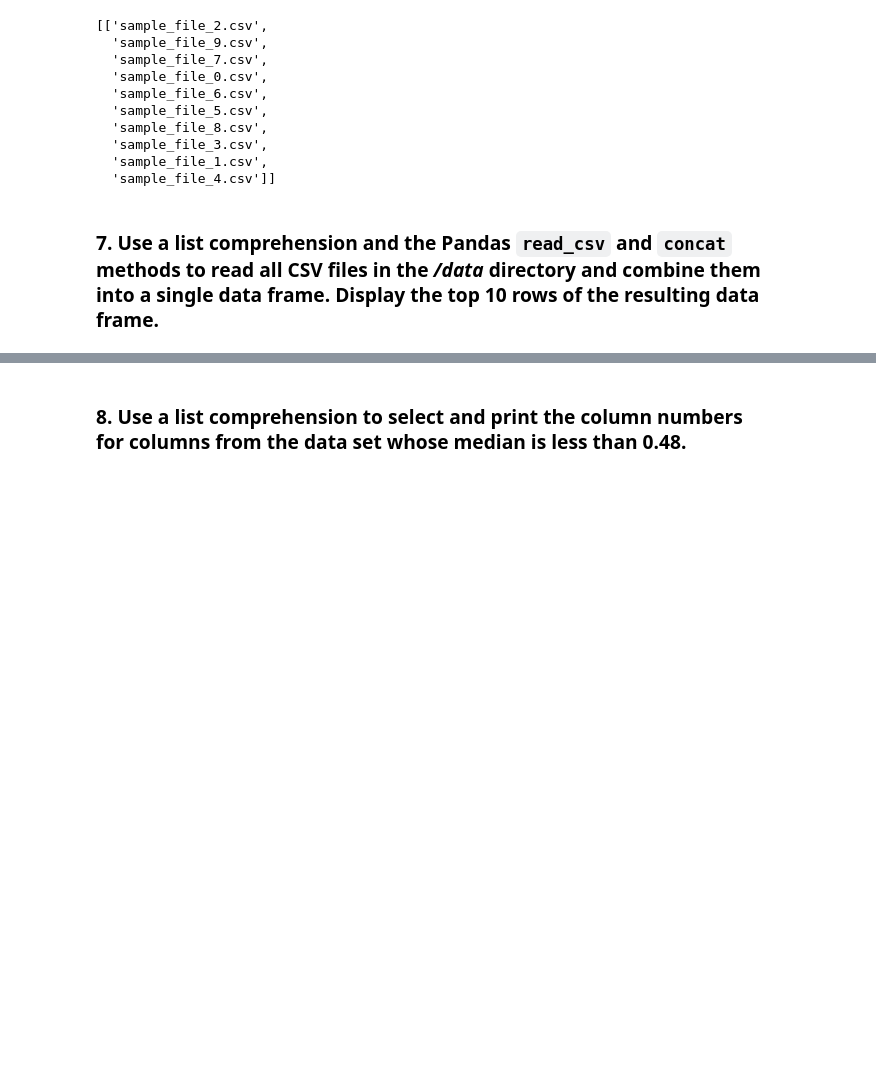
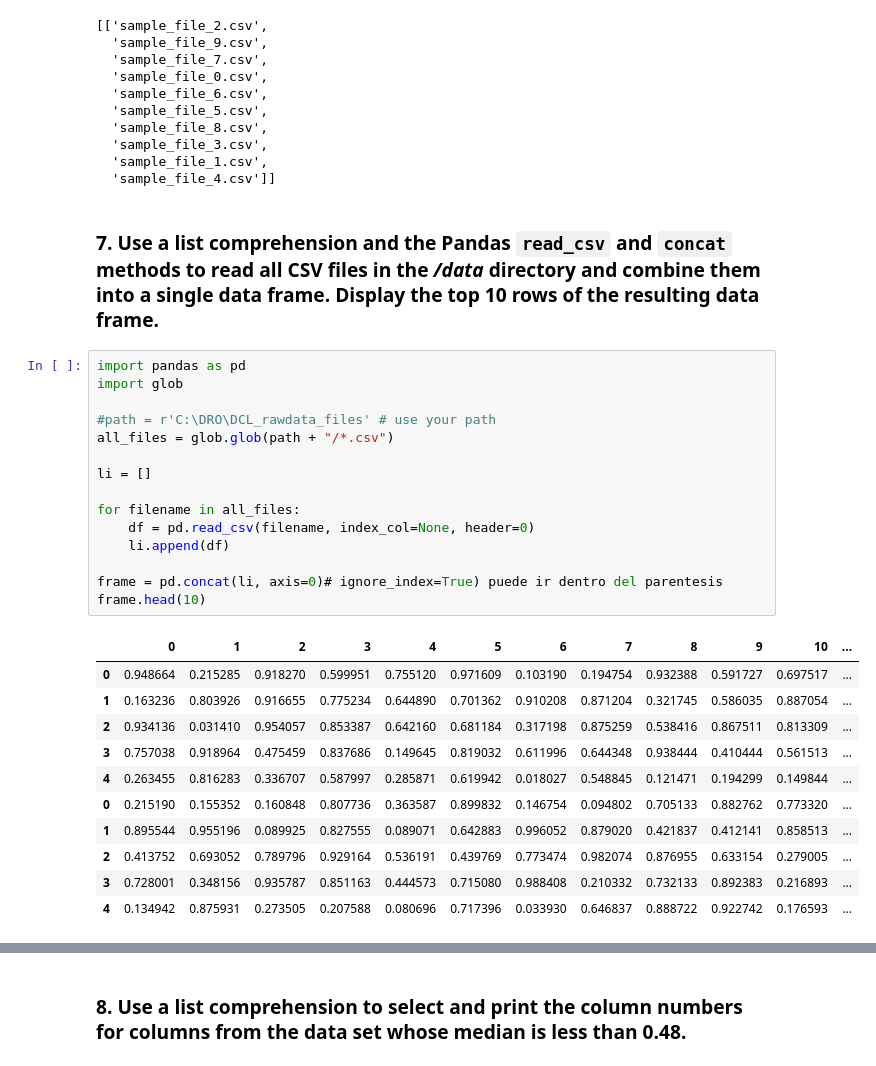
Before and after one commit to Andresfes94/data-ber-08-20, a Jupyter notebook: Labs/module-1_labs/01_python/05_lab-list-comprehensions/your-code/main.ipynb, the cells around one changed output, grey strips where cells are left out. Saved outputs shown, nothing was run; the diff lists cells and outputs as text; blank space fills up the shorter version.

```diff
--- a/Labs/module-1_labs/01_python/05_lab-list-comprehensions/your-code/main.ipynb
+++ b/Labs/module-1_labs/01_python/05_lab-list-comprehensions/your-code/main.ipynb
@@ -143,3 +103,30 @@ os.chdir(path)
   'sample_file_4.csv']]
 # %% [markdown]
 ### 7. Use a list comprehension and the Pandas `read_csv` and `concat` methods to read all CSV files in the */data* directory and combine them into a single data frame. Display the top 10 rows of the resulting data frame.
+# %%
+import pandas as pd
+import glob
+
+#path = r'C:\DRO\DCL_rawdata_files' # use your path
+all_files = glob.glob(path + "/*.csv")
+
+li = []
+
+for filename in all_files:
+    df = pd.read_csv(filename, index_col=None, header=0)
+    li.append(df)
+
+frame = pd.concat(li, axis=0)# ignore_index=True) puede ir dentro del parentesis
+frame.head(10)
+# %% [output]
+|  | 0 | 1 | 2 | 3 | 4 | 5 | 6 | 7 | 8 | 9 | 10 | ... |
+| 0 | 0.948664 | 0.215285 | 0.918270 | 0.599951 | 0.755120 | 0.971609 | 0.103190 | 0.194754 | 0.932388 | 0.591727 | 0.697517 | ... |
+| 1 | 0.163236 | 0.803926 | 0.916655 | 0.775234 | 0.644890 | 0.701362 | 0.910208 | 0.871204 | 0.321745 | 0.586035 | 0.887054 | ... |
+| 2 | 0.934136 | 0.031410 | 0.954057 | 0.853387 | 0.642160 | 0.681184 | 0.317198 | 0.875259 | 0.538416 | 0.867511 | 0.813309 | ... |
+| 3 | 0.757038 | 0.918964 | 0.475459 | 0.837686 | 0.149645 | 0.819032 | 0.611996 | 0.644348 | 0.938444 | 0.410444 | 0.561513 | ... |
+| 4 | 0.263455 | 0.816283 | 0.336707 | 0.587997 | 0.285871 | 0.619942 | 0.018027 | 0.548845 | 0.121471 | 0.194299 | 0.149844 | ... |
+| 0 | 0.215190 | 0.155352 | 0.160848 | 0.807736 | 0.363587 | 0.899832 | 0.146754 | 0.094802 | 0.705133 | 0.882762 | 0.773320 | ... |
+| 1 | 0.895544 | 0.955196 | 0.089925 | 0.827555 | 0.089071 | 0.642883 | 0.996052 | 0.879020 | 0.421837 | 0.412141 | 0.858513 | ... |
+| 2 | 0.413752 | 0.693052 | 0.789796 | 0.929164 | 0.536191 | 0.439769 | 0.773474 | 0.982074 | 0.876955 | 0.633154 | 0.279005 | ... |
+| 3 | 0.728001 | 0.348156 | 0.935787 | 0.851163 | 0.444573 | 0.715080 | 0.988408 | 0.210332 | 0.732133 | 0.892383 | 0.216893 | ... |
+| 4 | 0.134942 | 0.875931 | 0.273505 | 0.207588 | 0.080696 | 0.717396 | 0.033930 | 0.646837 | 0.888722 | 0.922742 | 0.176593 | ... |
```
Also changed, not shown: parts of 12 cells of this notebook.
